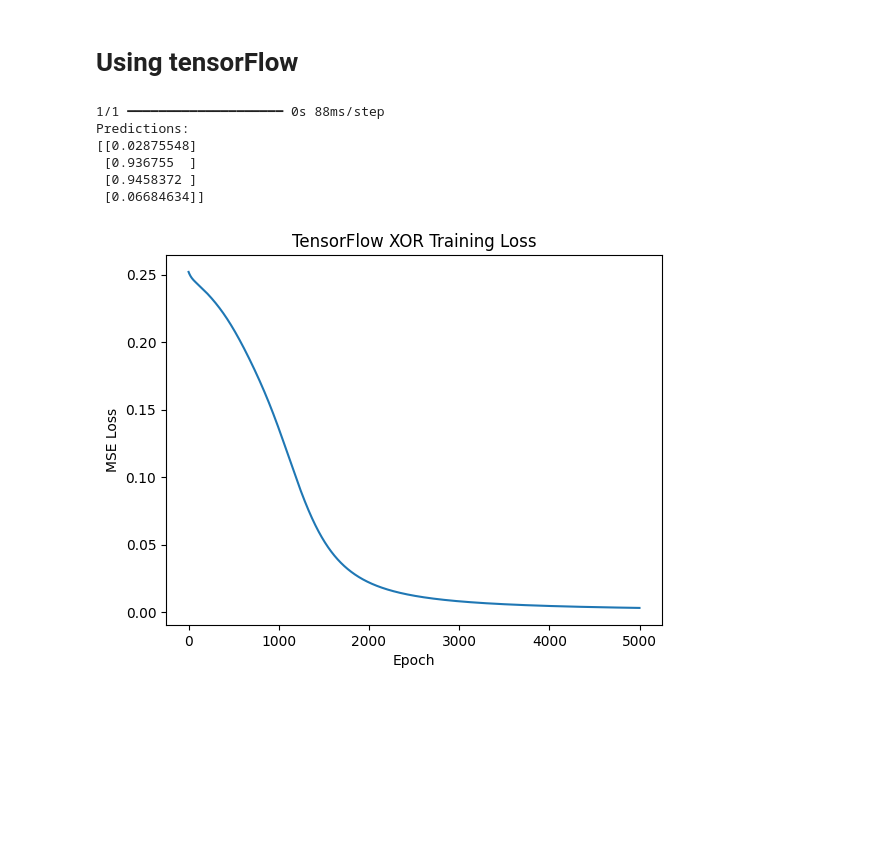
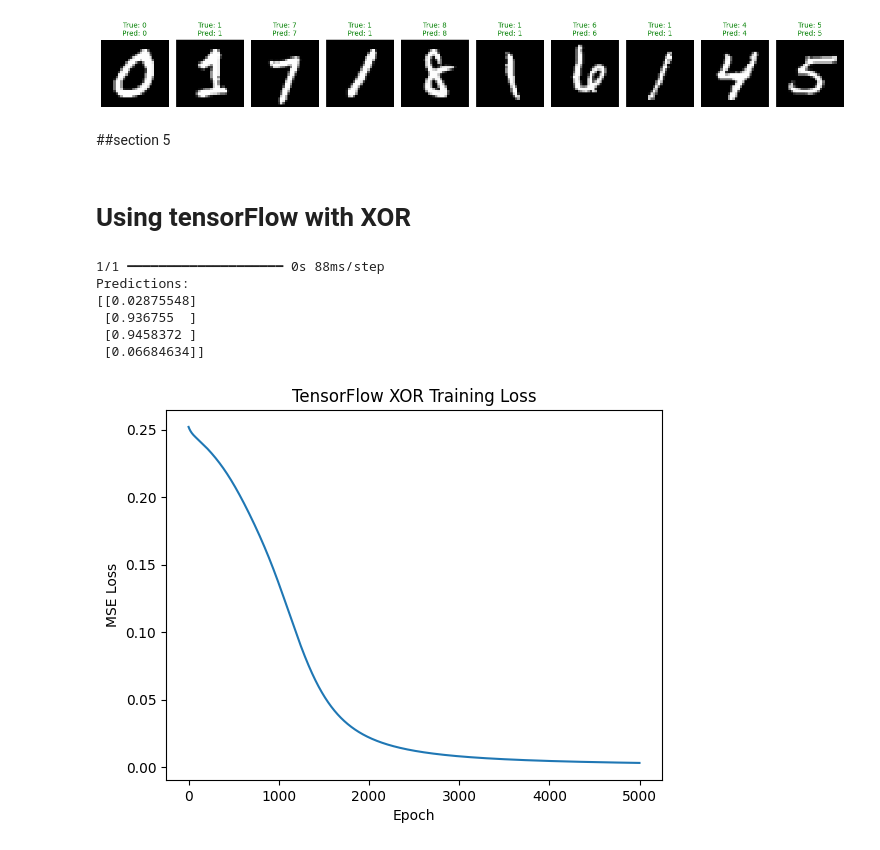
Before and after one commit to jaegerattacks-lgtm/ci_project, a Jupyter notebook: notebooks/project_demo.ipynb, the cells around one changed output. Saved outputs shown, nothing was run; the diff lists cells and outputs as text; code cells hidden in the pictures; blank space fills up the shorter version.

```diff
--- a/notebooks/project_demo.ipynb
+++ b/notebooks/project_demo.ipynb
@@ -232,5 +476,43 @@ Predictions:
+# %%
+import matplotlib.pyplot as plt
+import numpy as np
+
+def visualize_svm_predictions(encoder, svm_model, x_test, y_test, num_samples=10):
+
+    indices = np.random.randint(0, len(x_test), num_samples)
+    images = x_test[indices]
+    true_labels = y_test[indices]
+
+
+    latent_features = encoder.forward(images)
+
+
+    predictions = svm_model.predict(latent_features)
+
+
+    plt.figure(figsize=(15, 3))
+    for i in range(num_samples):
+        ax = plt.subplot(1, num_samples, i + 1)
+
+
+        plt.imshow(images[i].reshape(28, 28), cmap='gray')
+        plt.axis('off')
+
+        color = 'green' if predictions[i] == true_labels[i] else 'red'
+
+        title = f"True: {true_labels[i]}\nPred: {predictions[i]}"
+        ax.set_title(title, color=color, fontsize=10)
+
+    plt.tight_layout()
+    plt.show()
+
+visualize_svm_predictions(encoder, svm, x_test, y_classifir_test, num_samples=10)
+# %% [output]
+[figure, added]
+# %% [markdown]
+##section 5
 # %% [markdown]
-# Using tensorFlow
+# Using tensorFlow with XOR
 # %%
 #tensorflow for xor
 import numpy as np
```
Also changed, not shown: parts of 39 cells of this notebook.
